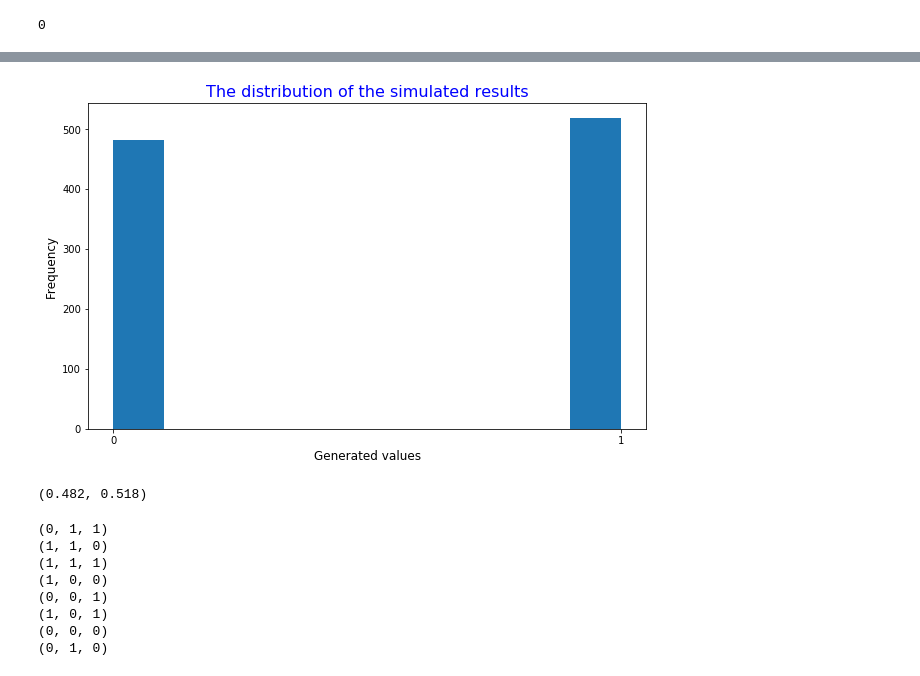
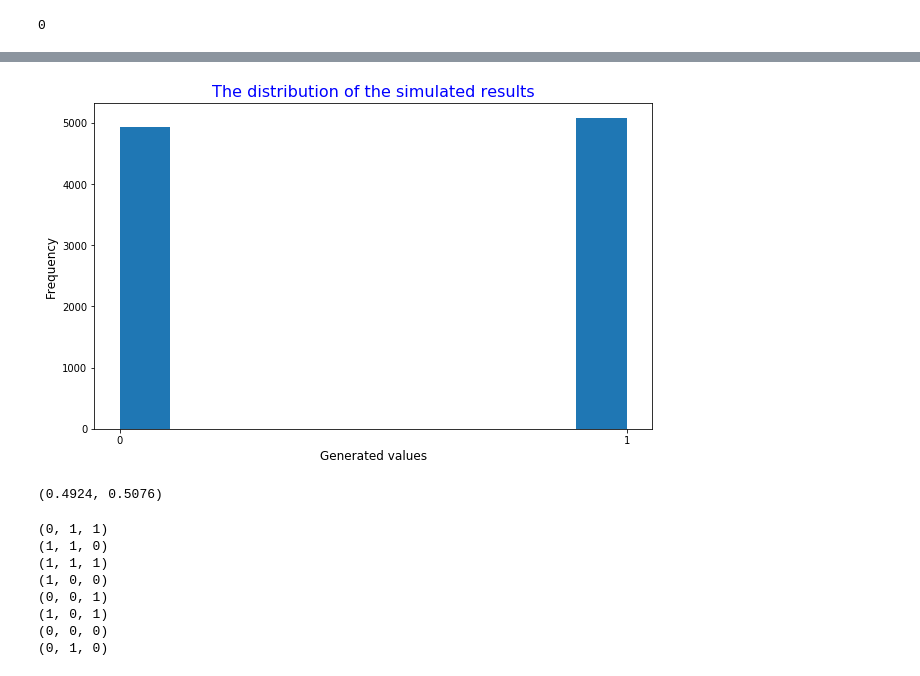
Before and after one commit to xslittlemaggie/Probability-Statistics-Problems, a Jupyter notebook: from_biased_to_unbiased_generator.ipynb, the cells around one changed output, grey strips where cells are left out. Saved outputs shown, nothing was run; the diff lists cells and outputs as text; code cells hidden in the pictures.

```diff
--- a/from_biased_to_unbiased_generator.ipynb
+++ b/from_biased_to_unbiased_generator.ipynb
@@ -50,21 +50,21 @@ generator_2()
 # %%
 def simulation(n):
   res = [generator_2() for i in range(n)]
   generate_0 = [i for i in res if i == 0]
   generate_1 = [i for i in res if i == 1]
 
   plt.figure(figsize = (10, 6))
   plt.hist(res)
   plt.title("The distribution of the simulated results", size = 16, color = "b")
   plt.ylabel("Frequency", size = 12)
   plt.xlabel("Generated values", size = 12)
   plt.xticks([0, 1])
   plt.show()
   return len(generate_0)/n, len(generate_1)/n
-simulation(1000)
+simulation(10000)
 # %% [output]
-[figure, old version]
+[figure, new version]
-(0.482, 0.518)
+(0.4924, 0.5076)
 # %%
 perm = set(permutations([0, 1, 0, 1, 0, 1], 3))
 for i in list(perm):
```
Also changed, not shown: parts of 5 cells of this notebook.
